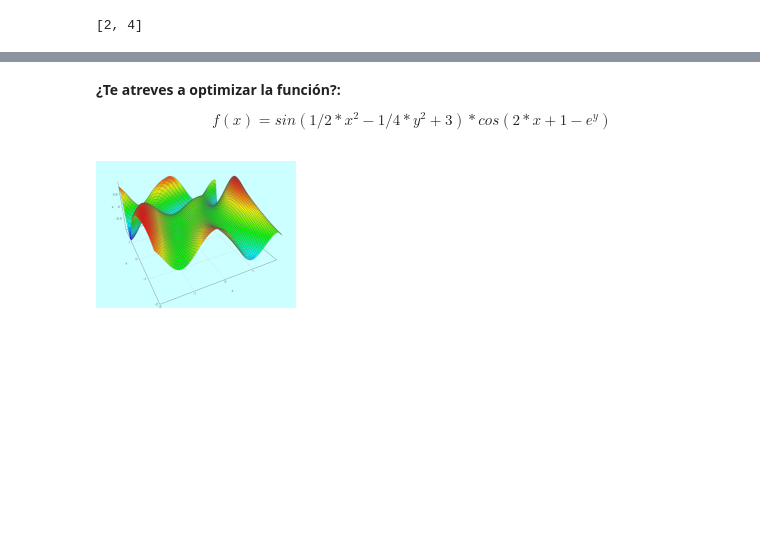
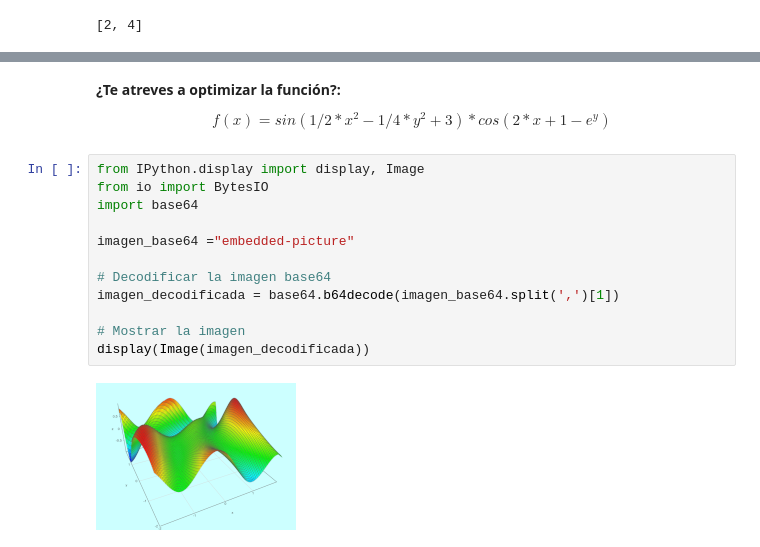
Before and after one commit to FrancisU20/03MAIR---Algoritmos-de-Optimizacion, a Jupyter notebook: Algoritmos_AG2_Francisco_Ulloa.ipynb, the cells around one changed output, grey strips where cells are left out. Saved outputs shown, nothing was run; the diff lists cells and outputs as text; blank space fills up the shorter version.

```diff
--- a/Algoritmos_AG2_Francisco_Ulloa.ipynb
+++ b/Algoritmos_AG2_Francisco_Ulloa.ipynb
@@ -313,7 +313,19 @@ Solucion: [6.380863075730166e-05, -1.2115726177934234e-05] 4.218332179940345e-09
 **¿Te atreves a optimizar la función?:**
 
 $$f(x)=sin(1/2 * x^2 - 1/4 * y^2 + 3) * cos(2*x + 1 - e^y)$$
-<br>
-![2.png](embedded-picture-1)
+# %%
+from IPython.display import display, Image
+from io import BytesIO
+import base64
+
+imagen_base64 ="embedded-picture"
+
+# Decodificar la imagen base64
+imagen_decodificada = base64.b64decode(imagen_base64.split(',')[1])
+
+# Mostrar la imagen
+display(Image(imagen_decodificada))
+# %% [output]
+[figure, added]
 # %%
 #Definimos la funcion
```
Also changed, not shown: parts of 4 cells of this notebook, 3 other files.
